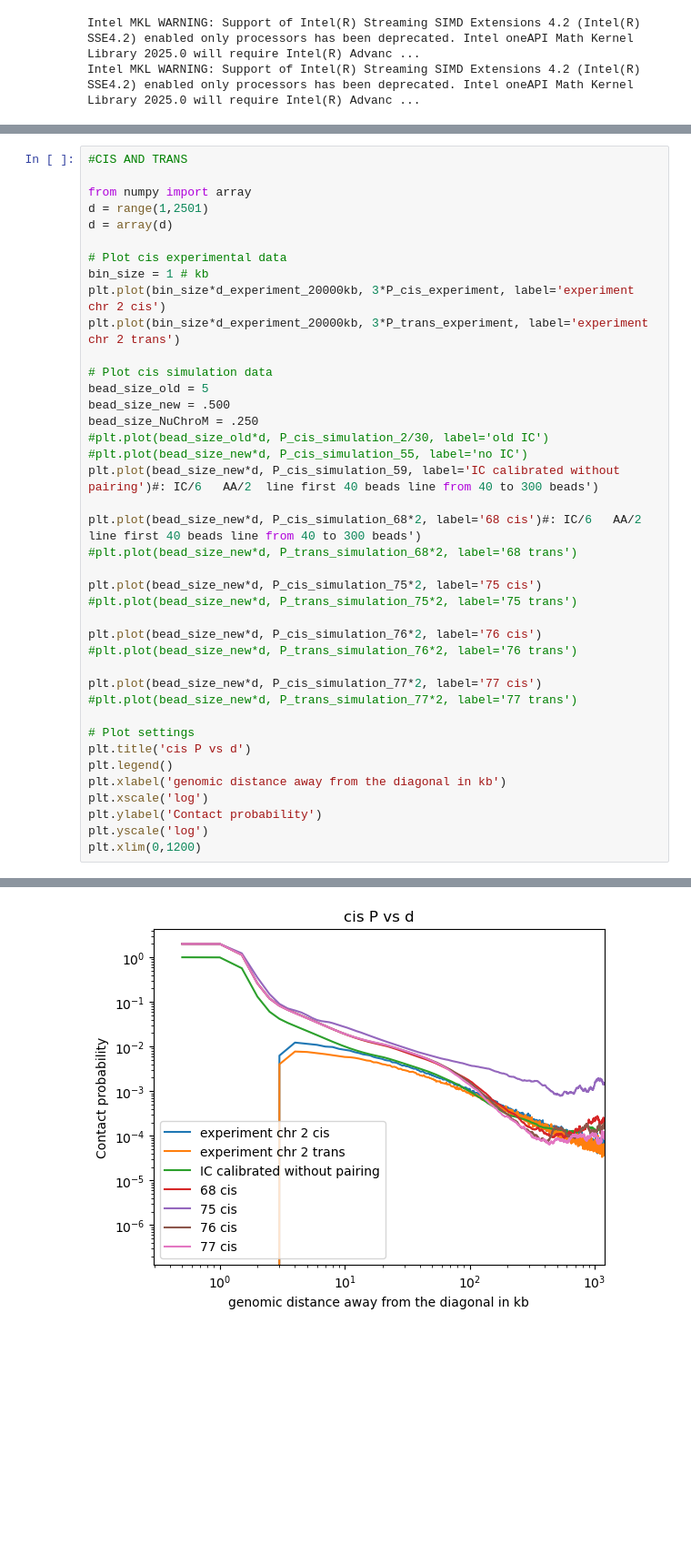
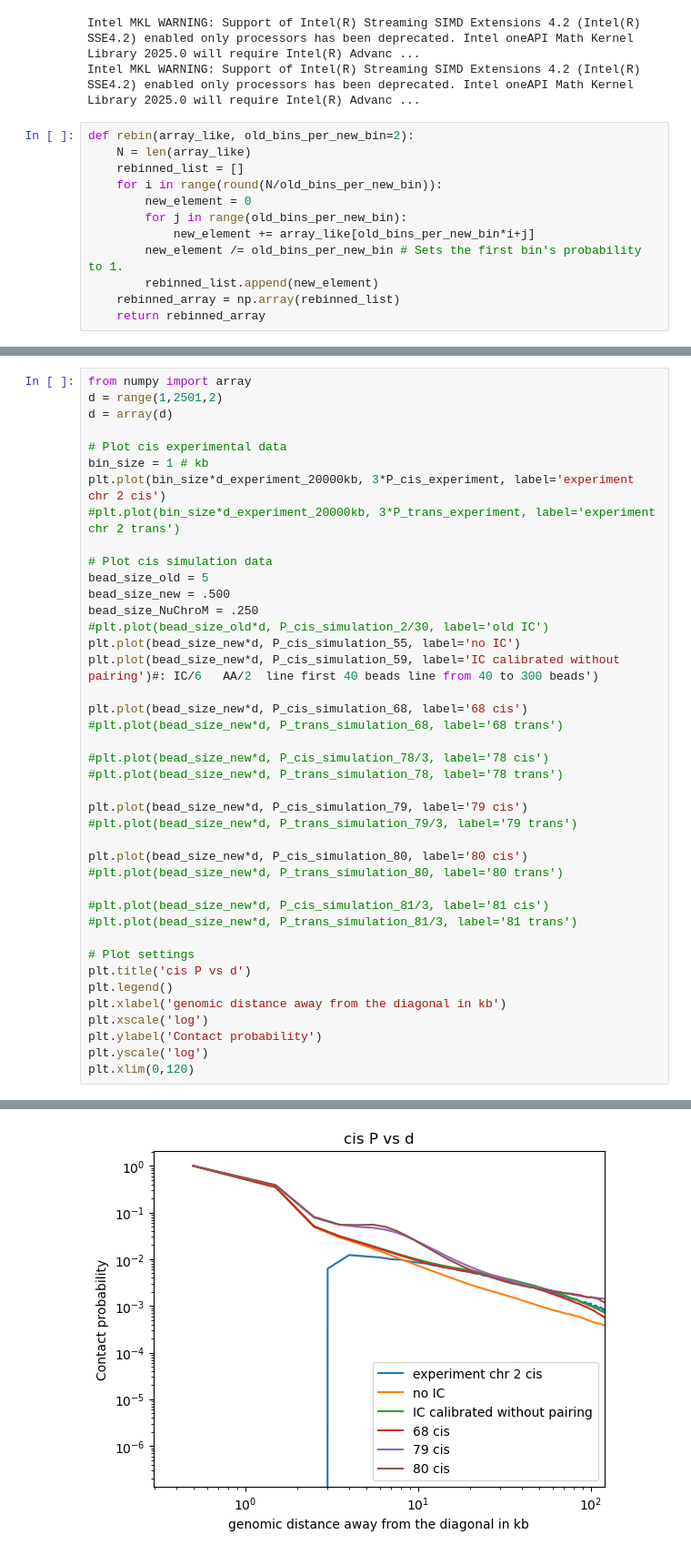
Before and after one commit to DiPierroLab/Douglas, a Jupyter notebook: 6_extra_tools/P_vs_d_experimental_compare_computational.ipynb, the cells around one changed output, grey strips where cells are left out. Shown at 91% size. Cells and saved outputs as stored; diff of their text form; blank space fills up the shorter version.

```diff
--- a/6_extra_tools/P_vs_d_experimental_compare_computational.ipynb
+++ b/6_extra_tools/P_vs_d_experimental_compare_computational.ipynb
@@ -6,6 +6,18 @@ import numpy as np
 # %% [output]
 Intel MKL WARNING: Support of Intel(R) Streaming SIMD Extensions 4.2 (Intel(R) SSE4.2) enabled only processors has been deprecated. Intel oneAPI Math Kernel Library 2025.0 will require Intel(R) Advanc ...
 Intel MKL WARNING: Support of Intel(R) Streaming SIMD Extensions 4.2 (Intel(R) SSE4.2) enabled only processors has been deprecated. Intel oneAPI Math Kernel Library 2025.0 will require Intel(R) Advanc ...
+# %%
+def rebin(array_like, old_bins_per_new_bin=2):
+    N = len(array_like)
+    rebinned_list = []
+    for i in range(round(N/old_bins_per_new_bin)):
+        new_element = 0
+        for j in range(old_bins_per_new_bin):
+            new_element += array_like[old_bins_per_new_bin*i+j]
+        new_element /= old_bins_per_new_bin # Sets the first bin's probability to 1.
+        rebinned_list.append(new_element)
+    rebinned_array = np.array(rebinned_list)
+    return rebinned_array
 # %%
 # CIS===========================================================
 
@@ -162,36 +138,37 @@ plt.xlim(2e4)
 (20000.0, 20998950.0)
 [figure]
 # %%
-#CIS AND TRANS
-
 from numpy import array
-d = range(1,2501)
+d = range(1,2501,2)
 d = array(d)
 
 # Plot cis experimental data
 bin_size = 1 # kb
 plt.plot(bin_size*d_experiment_20000kb, 3*P_cis_experiment, label='experiment chr 2 cis')
-plt.plot(bin_size*d_experiment_20000kb, 3*P_trans_experiment, label='experiment chr 2 trans')
+#plt.plot(bin_size*d_experiment_20000kb, 3*P_trans_experiment, label='experiment chr 2 trans')
 
 # Plot cis simulation data
 bead_size_old = 5
 bead_size_new = .500
 bead_size_NuChroM = .250
 #plt.plot(bead_size_old*d, P_cis_simulation_2/30, label='old IC')
-#plt.plot(bead_size_new*d, P_cis_simulation_55, label='no IC')
+plt.plot(bead_size_new*d, P_cis_simulation_55, label='no IC')
 plt.plot(bead_size_new*d, P_cis_simulation_59, label='IC calibrated without pairing')#: IC/6   AA/2  line first 40 beads line from 40 to 300 beads')
 
-plt.plot(bead_size_new*d, P_cis_simulation_68*2, label='68 cis')#: IC/6   AA/2  line first 40 beads line from 40 to 300 beads')
-#plt.plot(bead_size_new*d, P_trans_simulation_68*2, label='68 trans')
+plt.plot(bead_size_new*d, P_cis_simulation_68, label='68 cis')
+#plt.plot(bead_size_new*d, P_trans_simulation_68, label='68 trans')
 
-plt.plot(bead_size_new*d, P_cis_simulation_75*2, label='75 cis')
-#plt.plot(bead_size_new*d, P_trans_simulation_75*2, label='75 trans')
+#plt.plot(bead_size_new*d, P_cis_simulation_78/3, label='78 cis')
+#plt.plot(bead_size_new*d, P_trans_simulation_78, label='78 trans')
 
-plt.plot(bead_size_new*d, P_cis_simulation_76*2, label='76 cis')
-#plt.plot(bead_size_new*d, P_trans_simulation_76*2, label='76 trans')
+plt.plot(bead_size_new*d, P_cis_simulation_79, label='79 cis')
+#plt.plot(bead_size_new*d, P_trans_simulation_79/3, label='79 trans')
 
-plt.plot(bead_size_new*d, P_cis_simulation_77*2, label='77 cis')
-#plt.plot(bead_size_new*d, P_trans_simulation_77*2, label='77 trans')
+plt.plot(bead_size_new*d, P_cis_simulation_80, label='80 cis')
+#plt.plot(bead_size_new*d, P_trans_simulation_80, label='80 trans')
+
+#plt.plot(bead_size_new*d, P_cis_simulation_81/3, label='81 cis')
+#plt.plot(bead_size_new*d, P_trans_simulation_81/3, label='81 trans')
 
 # Plot settings
 plt.title('cis P vs d')
@@ -200,5 +177,5 @@ plt.xlabel('genomic distance away from the diagonal in kb')
 plt.xscale('log')
 plt.ylabel('Contact probability')
 plt.yscale('log')
-plt.xlim(0,1200)
+plt.xlim(0,120)
 # %% [output]
@@ -206 +183 @@ plt.xlim(0,1200)
-[figure, old version]
+[figure, new version]
```
Also changed, not shown: parts of 4 cells of this notebook, 5 other files.
